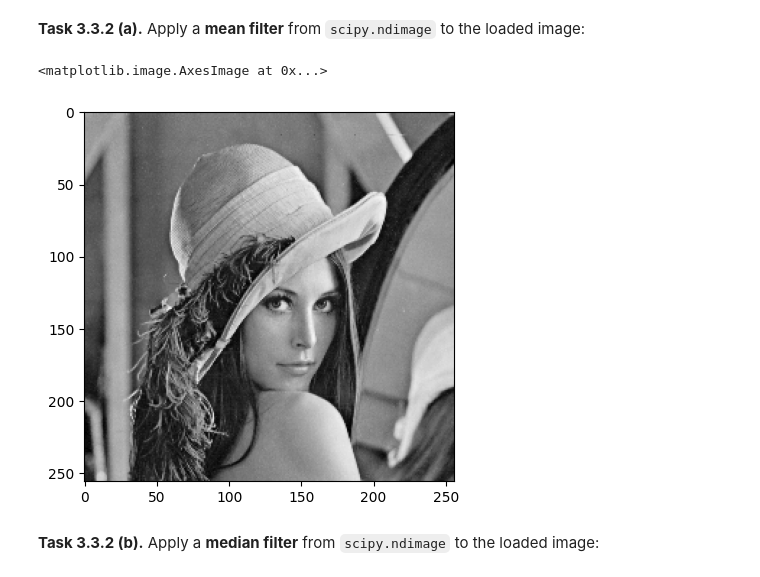
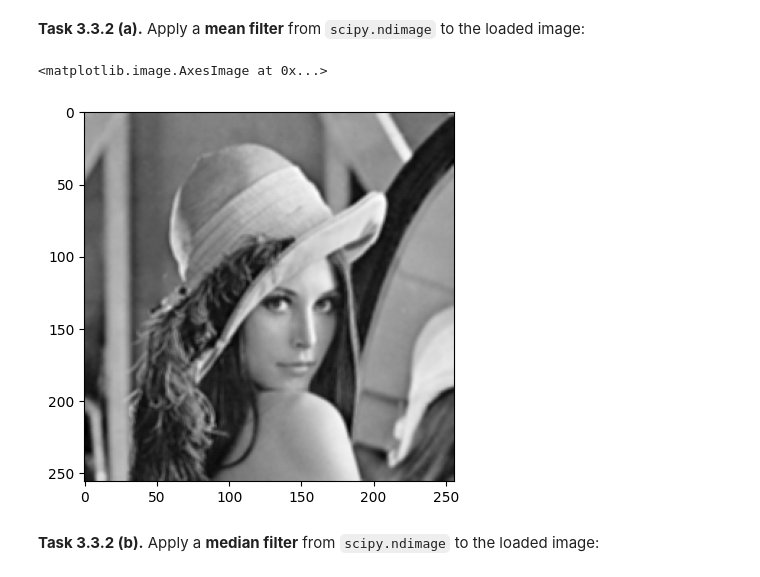
Before and after one commit to Mapfi2004/mobi-fs3-python, a Jupyter notebook: task3.ipynb, the cells around one changed output. Saved outputs shown, nothing was run; the diff lists cells and outputs as text; code cells hidden in the pictures.

```diff
--- a/task3.ipynb
+++ b/task3.ipynb
@@ -74,11 +104,11 @@ import scipy.ndimage
 # %% [markdown]
 **<a id="#">Task 3.3.2 (a).</a>** Apply a **mean filter** from `scipy.ndimage` to the loaded image:
 # %%
-scipy.ndimage.uniform_filter(img, 5)
-plt.imshow(img, 'gray')
+img8 = scipy.ndimage.uniform_filter(img, 3)
+plt.imshow(img8, 'gray')
 # %% [output]
 <matplotlib.image.AxesImage at 0x...>
-[figure, old version]
+[figure, new version]
 # %% [markdown]
 **<a id="#">Task 3.3.2 (b).</a>** Apply a **median filter** from `scipy.ndimage` to the loaded image:
 # %%
```
Also changed, not shown: parts of 9 cells of this notebook.
